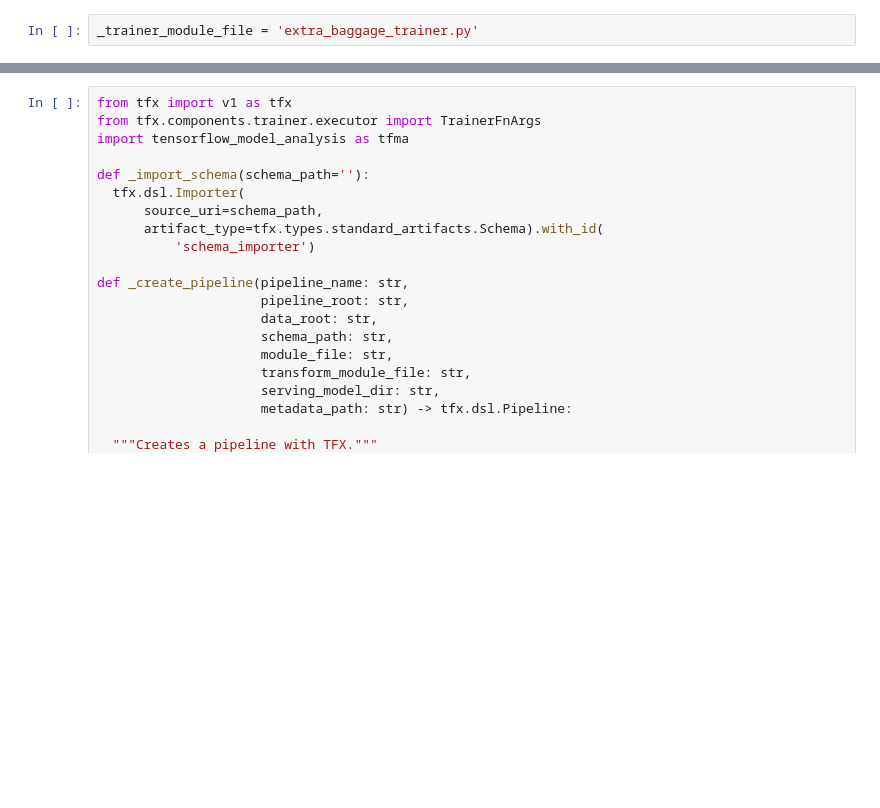
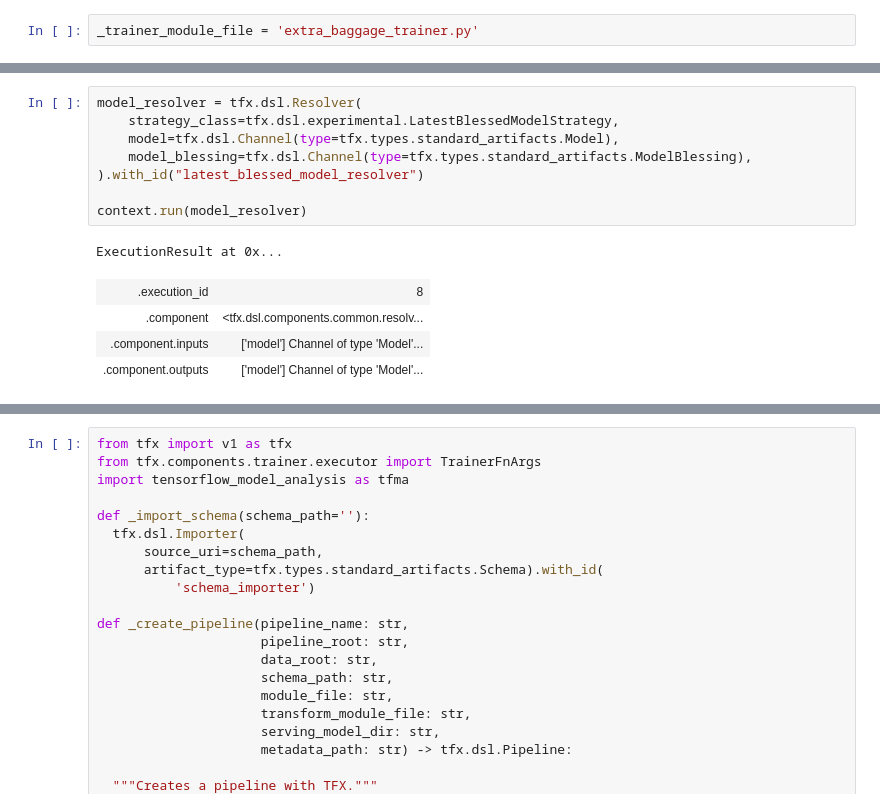
Before and after one commit to opartida/machine-learning-projects, a Jupyter notebook: edreams-test/baggagePrediction.ipynb, the cells around one changed output, grey strips where cells are left out. Cells and saved outputs as stored; diff of their text form; blank space fills up the shorter version.

```diff
--- a/edreams-test/baggagePrediction.ipynb
+++ b/edreams-test/baggagePrediction.ipynb
@@ -546,2 +762,16 @@ Artifact at /var/folders/tz/gyhk2p3j6hx4bmdqw8bkql840000gn/T/tfx-interactive-202
+# %%
+model_resolver = tfx.dsl.Resolver(
+    strategy_class=tfx.dsl.experimental.LatestBlessedModelStrategy,
+    model=tfx.dsl.Channel(type=tfx.types.standard_artifacts.Model),
+    model_blessing=tfx.dsl.Channel(type=tfx.types.standard_artifacts.ModelBlessing),
+).with_id("latest_blessed_model_resolver")
+
+context.run(model_resolver)
+# %% [output]
+ExecutionResult at 0x...
+| .execution_id | 8 |
+| .component | <tfx.dsl.components.common.resolv... |
+| .component.inputs | ['model'] Channel of type 'Model'... |
+| .component.outputs | ['model'] Channel of type 'Model'... |
 # %%
 evaluator = tfx.components.Evaluator(
```
Also changed, not shown: parts of 17 cells of this notebook, 1 other file.
